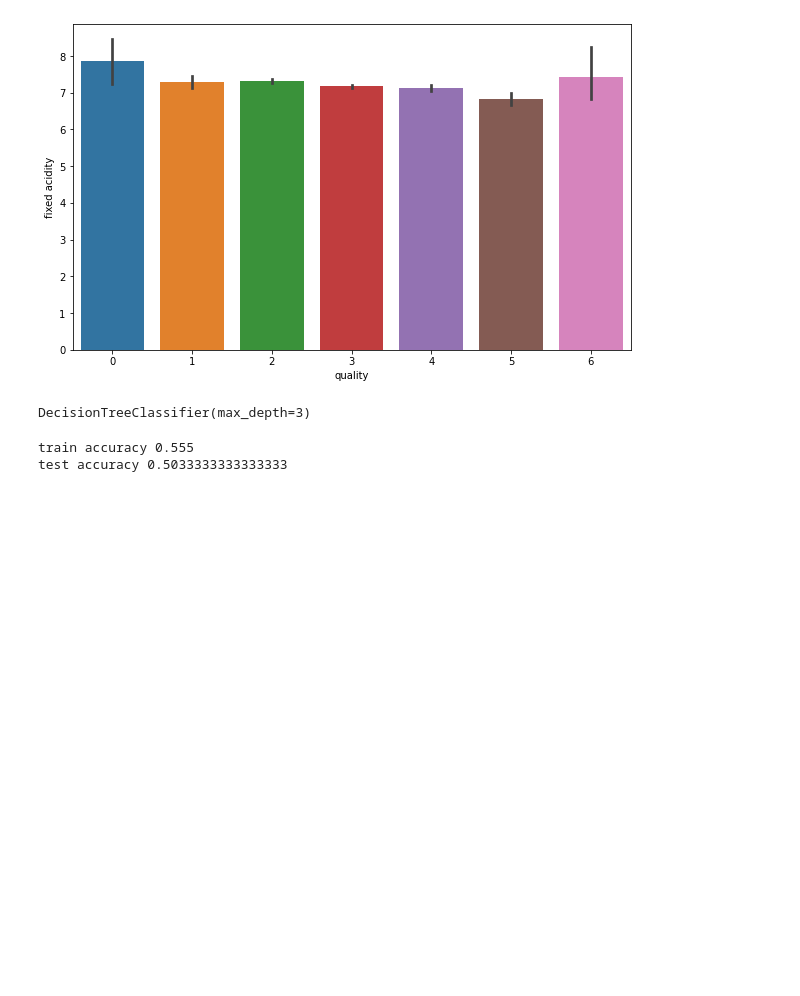
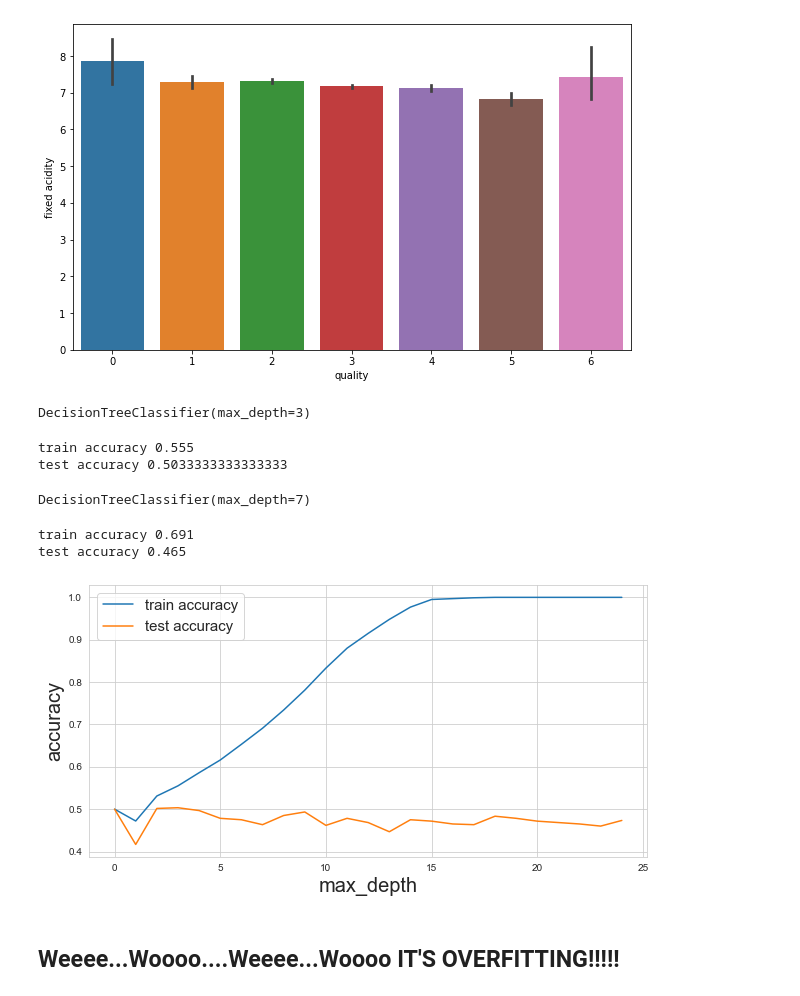
Before and after one commit to parikshitsaikia1619/Approaching-any-machine-learning-problem, a Jupyter notebook: Ch2_Cross_validation/Cross_Valid_WineQuality.ipynb, the cells around one changed output. Cells and saved outputs as stored; diff of their text form; code cells hidden in the pictures; blank space fills up the shorter version.

Commit message:
overfitting plotting done

```diff
--- a/Ch2_Cross_validation/Cross_Valid_WineQuality.ipynb
+++ b/Ch2_Cross_validation/Cross_Valid_WineQuality.ipynb
@@ -160,3 +160,57 @@ print("test accuracy {}".format(test_accuracy))
 # %% [output]
 train accuracy 0.555
 test accuracy 0.5033333333333333
+# %%
+#increasing the depth to 7
+clf = tree.DecisionTreeClassifier(max_depth =7)
+clf.fit(df_train[features],df_train.quality)
+# %% [output]
+DecisionTreeClassifier(max_depth=7)
+# %%
+print("train accuracy {}".format(train_accuracy))
+print("test accuracy {}".format(test_accuracy))
+#performance decreased in test set, issue of overfitting is detected
+# %% [output]
+train accuracy 0.691
+test accuracy 0.465
+# %%
+#initailizing the list to store train and test accuracies
+# we start from 50%
+test_accuracies = [0.5]
+train_accuracies = [0.5]
+
+
+#iterating over few depth
+for i in range(1,25):
+    clf = tree.DecisionTreeClassifier(max_depth = i)
+    clf.fit(df_train[features],df_train.quality)
+
+    # generate prediction on the training set
+    train_predictions = clf.predict(df_train[features])
+
+    # generate prediction on the testing set
+    test_predictions = clf.predict(df_test[features])
+    # calculate the accuracy of the predictions on the train data set
+    train_accuracy = metrics.accuracy_score(df_train.quality,train_predictions)
+    # calculate the accuracy of the predictions on the test data set
+    test_accuracy = metrics.accuracy_score(df_test.quality,test_predictions)
+
+    #appened accurarcies
+    train_accuracies.append(train_accuracy)
+    test_accuracies.append(test_accuracy)
+
+
+#plotting
+plt.figure(figsize=(10,5))
+sns.set_style("whitegrid")
+plt.plot(train_accuracies,label="train accuracy")
+plt.plot(test_accuracies,label="test accuracy")
+plt.legend(loc ="upper left",prop ={'size':15})
+plt.xticks(range(0,26,5))
+plt.xlabel("max_depth", size=20)
+plt.ylabel("accuracy", size=20)
+plt.show()
+# %% [output]
+[figure, added]
+# %% [markdown]
+<H2>Weeee...Woooo....Weeee...Woooo IT'S OVERFITTING!!!!!</H2>
```
